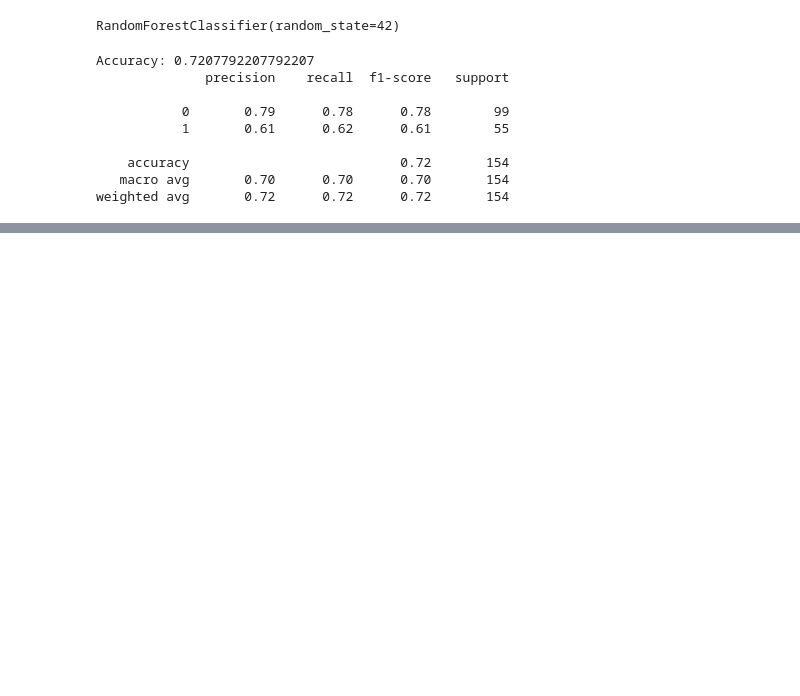
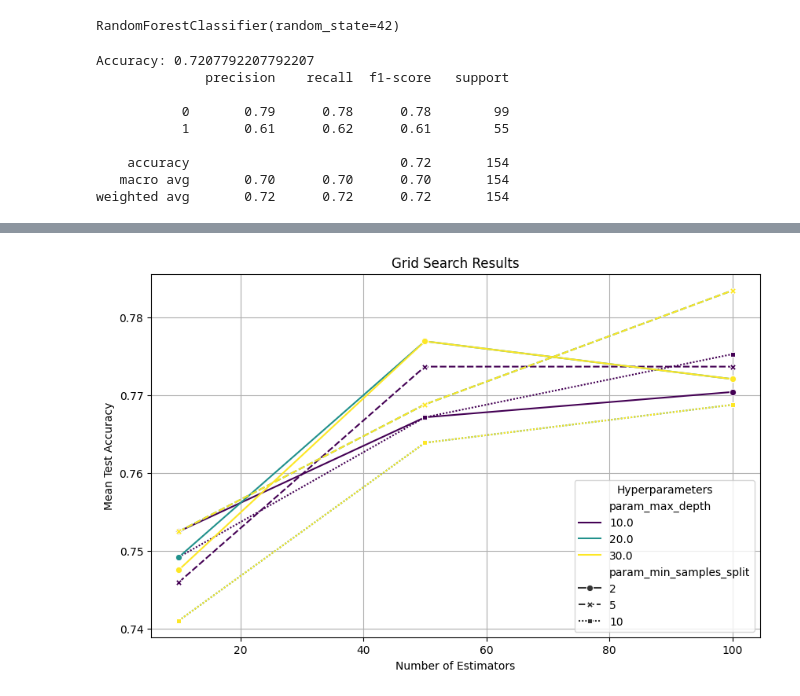
Before and after one commit to 4GeeksAcademy/SayLesAI_111, a Jupyter notebook: src/explore.ipynb, the cells around one changed output, grey strips where cells are left out. Saved outputs shown, nothing was run; the diff lists cells and outputs as text; code cells hidden in the pictures; blank space fills up the shorter version.

```diff
--- a/src/explore.ipynb
+++ b/src/explore.ipynb
@@ -199,0 +229,20 @@ max_depth: 15, min_samples_split: 10, Accuracy: 0.7597402597402597
+# %%
+# Line Plot: Accuracy vs. Number of Estimators
+plt.figure(figsize=(10, 6))
+sns.lineplot(
+    data=results,
+    x='param_n_estimators',
+    y='mean_test_score',
+    hue='param_max_depth',
+    style='param_min_samples_split',
+    markers=True,
+    palette='viridis'
+)
+plt.title('Grid Search Results')
+plt.xlabel('Number of Estimators')
+plt.ylabel('Mean Test Accuracy')
+plt.legend(title='Hyperparameters')
+plt.grid()
+plt.show()
+# %% [output]
+[figure, added]
```
Also changed, not shown: parts of 16 cells of this notebook.
